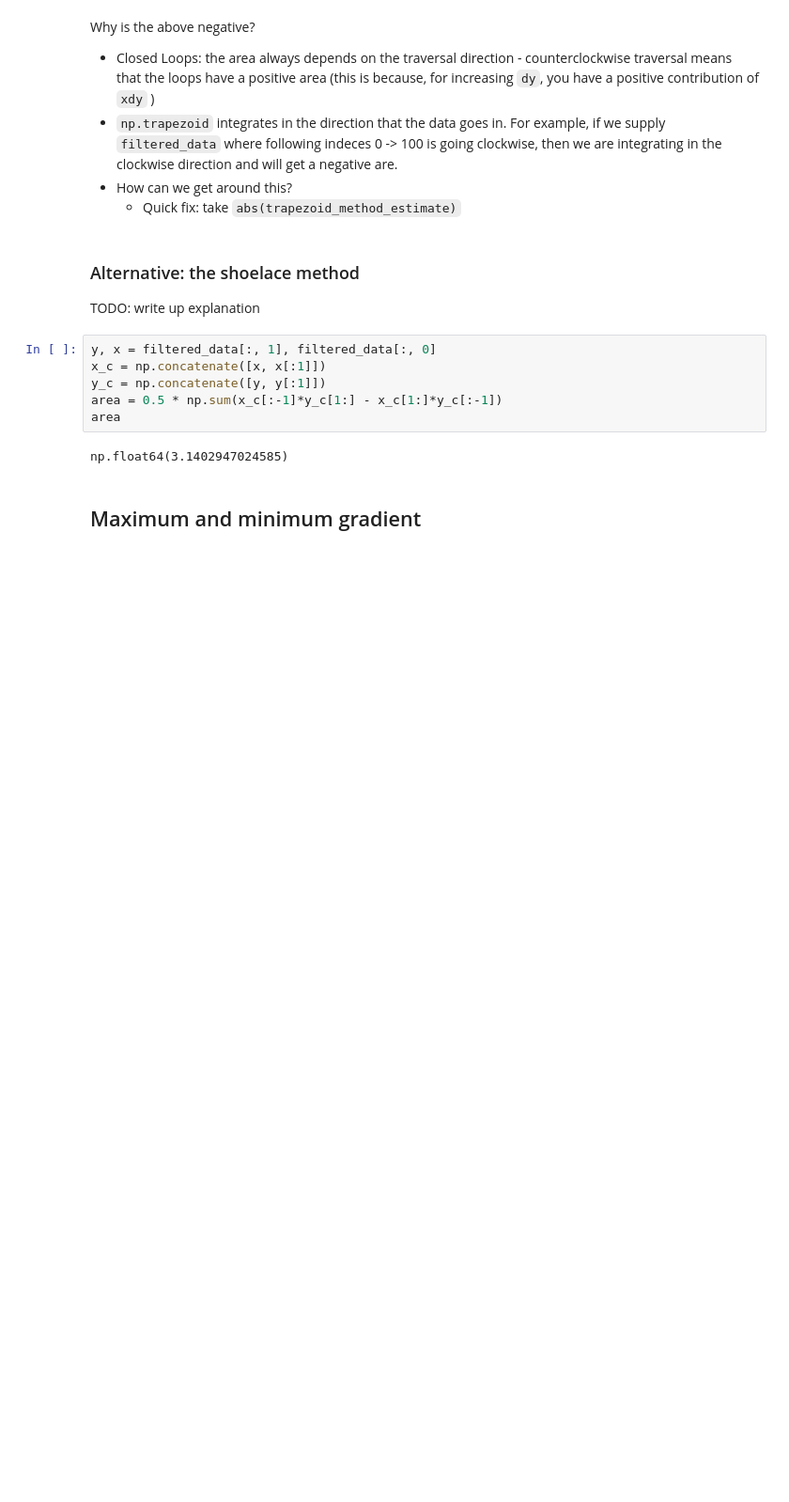
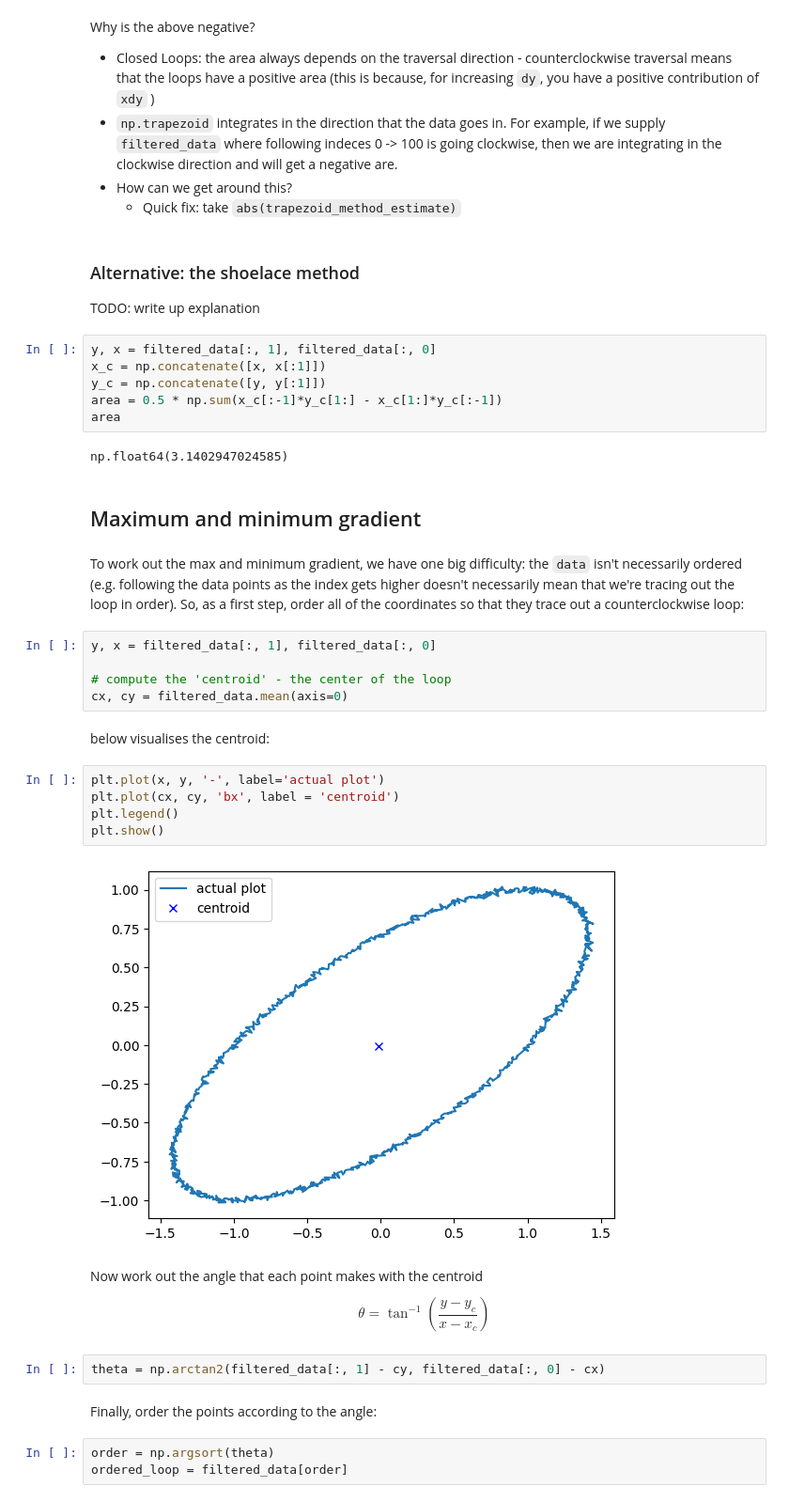
Before and after one commit to ayahusseini/loops-tutorial, a Jupyter notebook: tutorial.ipynb, the cells around one changed output. Shown: that part at 94% size. Cells and saved outputs as stored; diff of their text form; blank space fills up the shorter version.

Commit message:
updates with gradient info

```diff
--- a/tutorial.ipynb
+++ b/tutorial.ipynb
@@ -120,3 +120,34 @@ area
 np.float64(3.1402947024585)
 # %% [markdown]
 ## Maximum and minimum gradient
+# %% [markdown]
+To work out the max and minimum gradient, we have one big difficulty: the `data` isn't necessarily ordered
+(e.g. following the data points as the index gets higher doesn't necessarily mean that we're tracing out the loop in order).
+So, as a first step, order all of the coordinates so that they trace out a counterclockwise loop:
+# %%
+y, x = filtered_data[:, 1], filtered_data[:, 0]
+
+# compute the 'centroid' - the center of the loop
+cx, cy = filtered_data.mean(axis=0)
+# %% [markdown]
+below visualises the centroid:
+# %%
+plt.plot(x, y, '-', label='actual plot')
+plt.plot(cx, cy, 'bx', label = 'centroid')
+plt.legend()
+plt.show()
+# %% [output]
+[figure, added]
+# %% [markdown]
+Now work out the angle that each point makes with the centroid
+
+$$
+\theta = \tan^{-1}(\frac{y-y_c}{x - x_c})
+$$
+# %%
+theta = np.arctan2(filtered_data[:, 1] - cy, filtered_data[:, 0] - cx)
+# %% [markdown]
+Finally, order the points according to the angle:
+# %%
+order = np.argsort(theta)
+ordered_loop = filtered_data[order]
```
Also changed, not shown: parts of 8 cells of this notebook.
